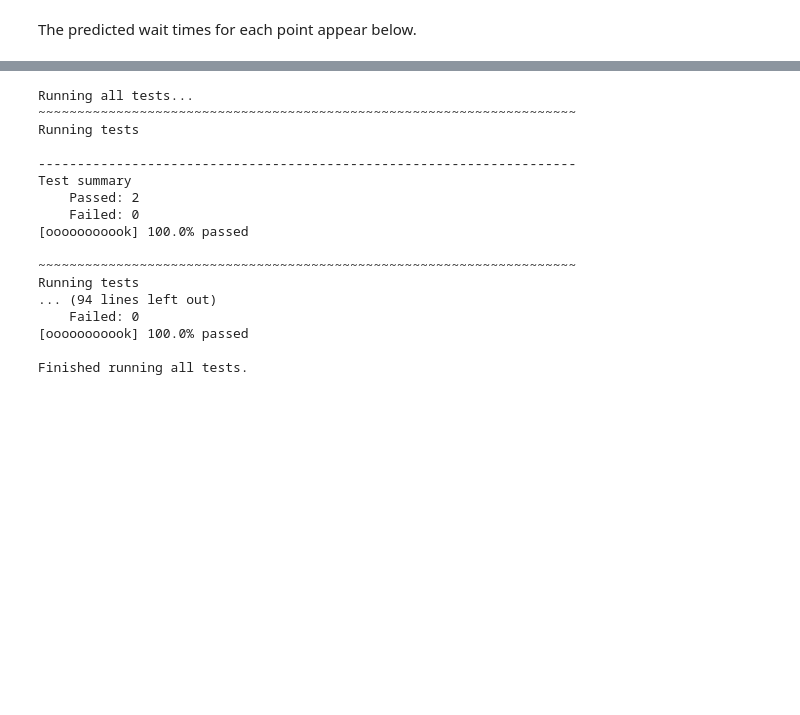
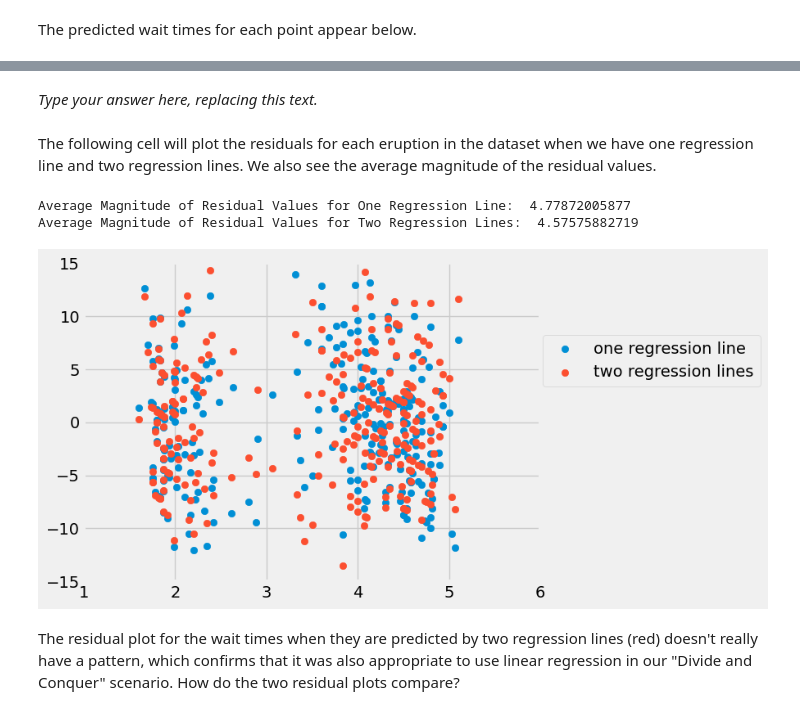
Before and after one commit to nvtqx1/DS, a Jupyter notebook: lab09.ipynb, the cells around one changed output, grey strips where cells are left out. Saved outputs shown, nothing was run; the diff lists cells and outputs as text; code cells hidden in the pictures; blank space fills up the shorter version.

```diff
--- a/lab09.ipynb
+++ b/lab09.ipynb
@@ -636,24 +457,0 @@ More accurate because it accounts for two variables, whether it is below or abov
-# %%
-# For your convenience, you can run this cell to run all the tests at once!
-import os
-print("Running all tests...")
-_ = [ok.grade(q[:-3]) for q in os.listdir("tests") if q.startswith('q')]
-print("Finished running all tests.")
-# %% [output]
-Running all tests...
-~~~~~~~~~~~~~~~~~~~~~~~~~~~~~~~~~~~~~~~~~~~~~~~~~~~~~~~~~~~~~~~~~~~~~
-Running tests
-
----------------------------------------------------------------------
-Test summary
-    Passed: 2
-    Failed: 0
-[ooooooooook] 100.0% passed
-
-~~~~~~~~~~~~~~~~~~~~~~~~~~~~~~~~~~~~~~~~~~~~~~~~~~~~~~~~~~~~~~~~~~~~~
-Running tests
-... (94 lines left out)
-    Failed: 0
-[ooooooooook] 100.0% passed
-
-Finished running all tests.
@@ -664,0 +458,21 @@ _ = ok.submit()
+# %% [markdown]
+_Type your answer here, replacing this text._
+# %% [markdown]
+<!-- END QUESTION -->
+
+The following cell will plot the residuals for each eruption in the dataset when we have one regression line and two regression lines. We also see the average magnitude of the residual values.
+# %%
+# Just run this cell
+faithful_pred_split_residuals = faithful_pred_split.with_column('residual', faithful_pred_split.column(1) - faithful_pred_split.column(2))
+plots.scatter(faithful_residuals.column('duration'), faithful_residuals.column('residual'), label='one regression line')
+plots.scatter(faithful_pred_split_residuals.column('duration'), faithful_pred_split_residuals.column('residual'), label='two regression lines');
+plots.axis([1, 6, -15, 15])
+plots.legend(bbox_to_anchor=(1.5,.8));
+print("Average Magnitude of Residual Values for One Regression Line: ", np.mean(abs(faithful_residuals.column('residual'))))
+print("Average Magnitude of Residual Values for Two Regression Lines: ", np.mean(abs(faithful_pred_split_residuals.column('residual'))))
+# %% [output]
+Average Magnitude of Residual Values for One Regression Line:  4.77872005877
+Average Magnitude of Residual Values for Two Regression Lines:  4.57575882719
+[figure, added]
+# %% [markdown]
+The residual plot for the wait times when they are predicted by two regression lines (red) doesn't really have a pattern, which confirms that it was also appropriate to use linear regression in our "Divide and Conquer" scenario. How do the two residual plots compare?
```
Also changed, not shown: parts of 72 cells of this notebook, 24 other files.
